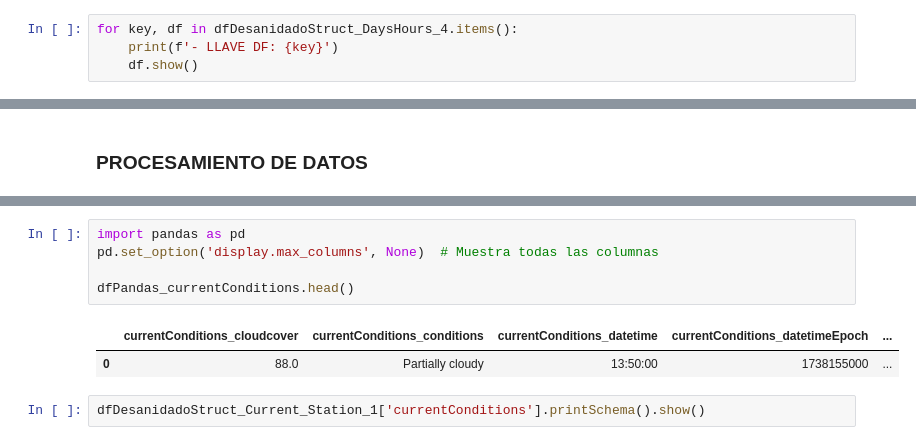
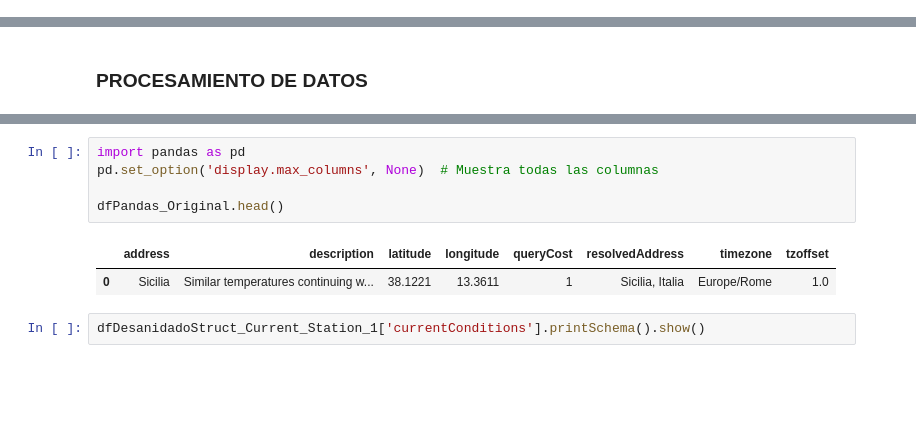
Before and after one commit to Facu6/Automatizaci-n_Datos_Clima, a Jupyter notebook: 2-Procesamiento.ipynb, the cells around one changed output, grey strips where cells are left out. Drawn from its saved outputs; the diff is of its cells as text; blank space fills up the shorter version.

```diff
--- a/2-Procesamiento.ipynb
+++ b/2-Procesamiento.ipynb
@@ -61,4 +60,0 @@ df.show()
-# %%
-for key, df in dfDesanidadoStruct_DaysHours_4.items():
-    print(f'- LLAVE DF: {key}')
-    df.show()
@@ -346,11 +568,11 @@ DataFrame de Spark del diccionario "days_hours" convertido a DataFrame de Pandas
 # %%
 import pandas as pd
 pd.set_option('display.max_columns', None)  # Muestra todas las columnas
 
-dfPandas_currentConditions.head()
+dfPandas_Original.head()
 # %% [output]
-|  | currentConditions_cloudcover | currentConditions_conditions | currentConditions_datetime | currentConditions_datetimeEpoch | ... |
-| 0 | 88.0 | Partially cloudy | 13:50:00 | 1738155000 | ... |
+|  | address | description | latitude | longitude | queryCost | resolvedAddress | timezone | tzoffset |
+| 0 | Sicilia | Similar temperatures continuing w... | 38.1221 | 13.3611 | 1 | Sicilia, Italia | Europe/Rome | 1.0 |
 # %%
 dfDesanidadoStruct_Current_Station_1['currentConditions'].printSchema().show()
 # %%
```
Also changed, not shown: parts of 10 cells of this notebook, 2 other files.
